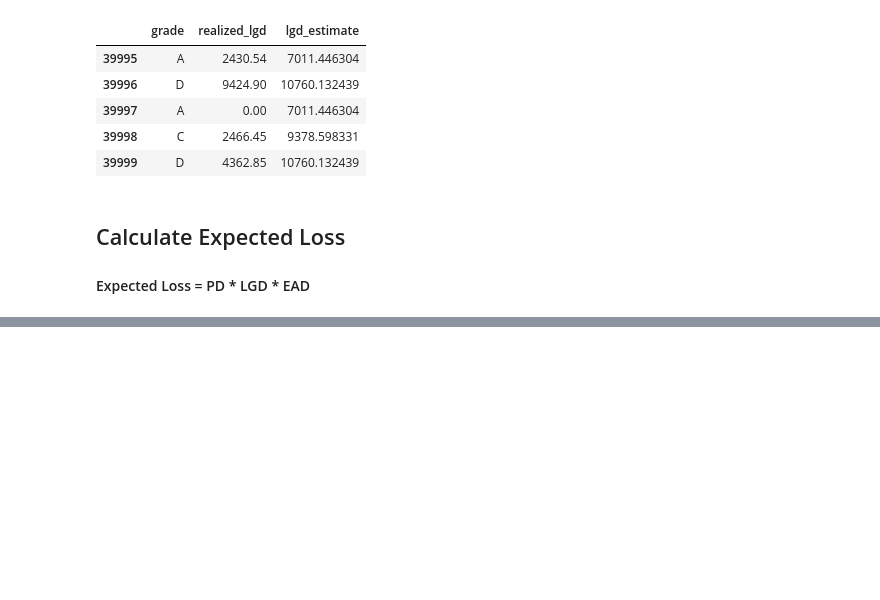
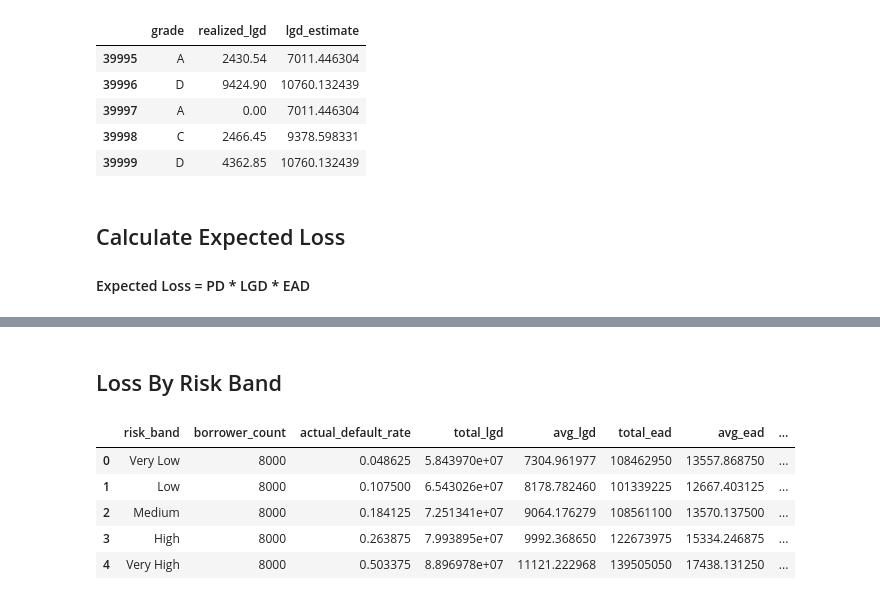
Before and after one commit to Shankari-Mohanakrishnan/lending-club-intelligent-borrower-profiling, a Jupyter notebook: notebooks/07_LGD_EAD_ExpectedLoss.ipynb, the cells around one changed output, grey strips where cells are left out. Cells and saved outputs as stored; diff of their text form; code cells hidden in the pictures; blank space fills up the shorter version.

```diff
--- a/notebooks/07_LGD_EAD_ExpectedLoss.ipynb
+++ b/notebooks/07_LGD_EAD_ExpectedLoss.ipynb
@@ -207,0 +228,25 @@ risk_df[['pd_score', 'lgd_estimate', 'ead', 'expected_loss']].head()
+# %% [markdown]
+## Loss By Risk Band
+# %%
+loss_by_risk_band = risk_df.groupby('risk_band')\
+    .agg(
+        borrower_count = ('actual_default_flag','count'),
+        actual_default_rate = ('actual_default_flag','mean'),
+        total_lgd = ('lgd_estimate','sum'),
+        avg_lgd = ('lgd_estimate','mean'),
+        total_ead = ('ead','sum'),
+        avg_ead = ('ead','mean'),
+        total_expected_loss = ('expected_loss','sum'),
+        avg_expected_loss = ('expected_loss','mean'),
+        total_risk_adjusted_return = ('risk_adjusted_return','sum'),
+        avg_risk_adjusted_return = ('risk_adjusted_return','mean'),
+    ).reset_index()
+
+loss_by_risk_band
+# %% [output]
+|  | risk_band | borrower_count | actual_default_rate | total_lgd | avg_lgd | total_ead | avg_ead | ... |
+| 0 | Very Low | 8000 | 0.048625 | 5.843970e+07 | 7304.961977 | 108462950 | 13557.868750 | ... |
+| 1 | Low | 8000 | 0.107500 | 6.543026e+07 | 8178.782460 | 101339225 | 12667.403125 | ... |
+| 2 | Medium | 8000 | 0.184125 | 7.251341e+07 | 9064.176279 | 108561100 | 13570.137500 | ... |
+| 3 | High | 8000 | 0.263875 | 7.993895e+07 | 9992.368650 | 122673975 | 15334.246875 | ... |
+| 4 | Very High | 8000 | 0.503375 | 8.896978e+07 | 11121.222968 | 139505050 | 17438.131250 | ... |
```
Also changed, not shown: parts of 8 cells of this notebook.
